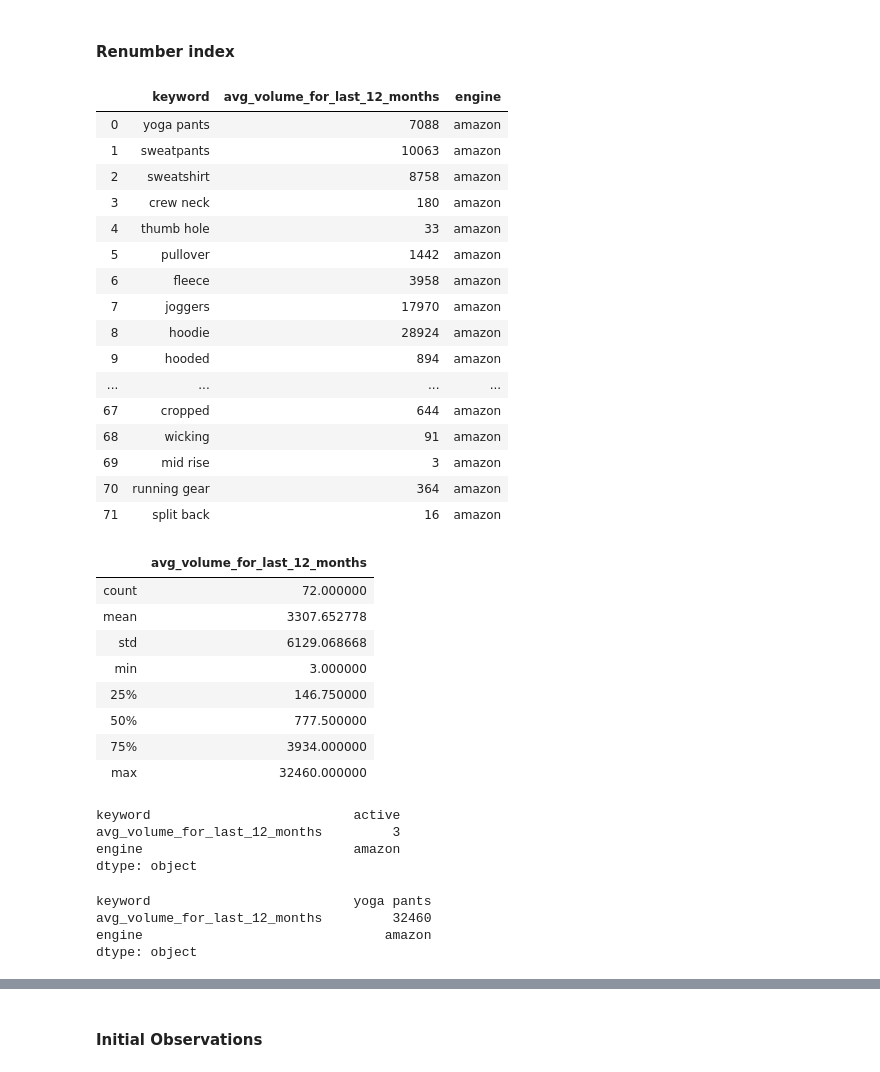
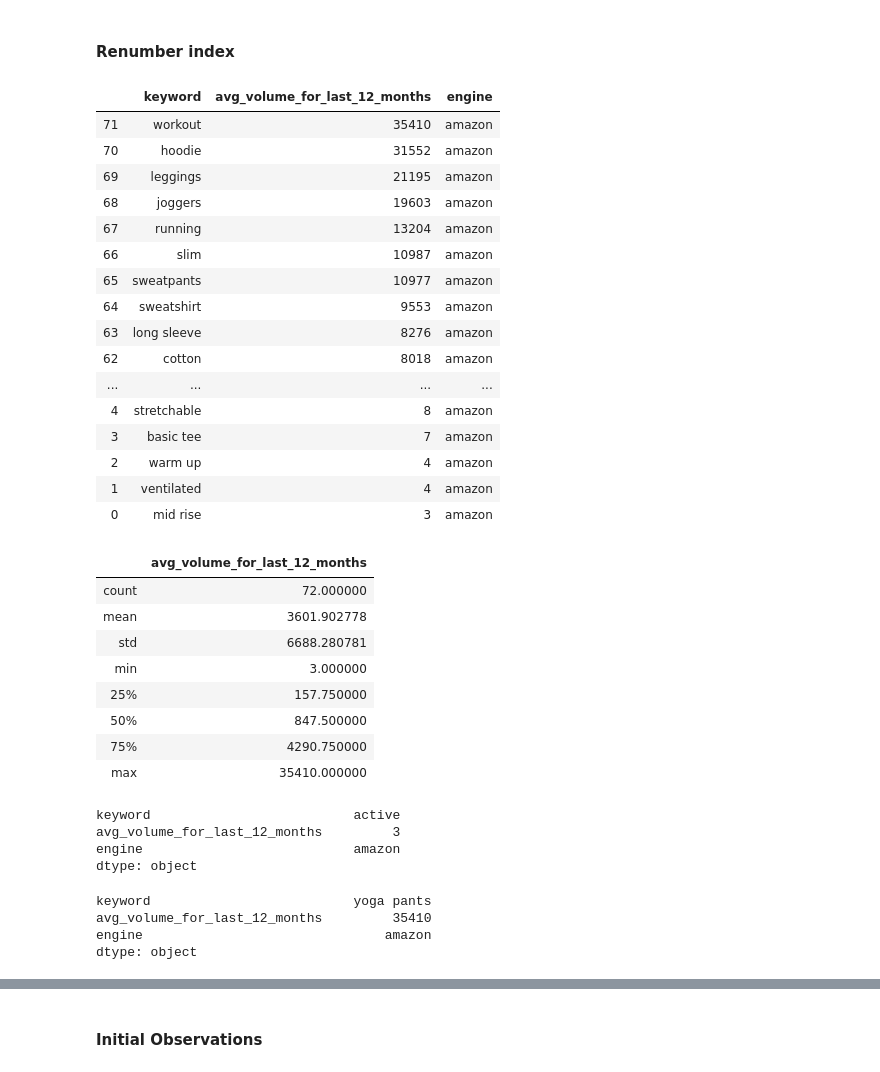
Before and after one commit to alexwcheng/athleisure-advertising, a Jupyter notebook: jupyter_notebook/Exploratory Data Analysis.ipynb, the cells around one changed output, grey strips where cells are left out. Cells and saved outputs as stored; diff of their text form; code cells hidden in the pictures.

```diff
--- a/jupyter_notebook/Exploratory Data Analysis.ipynb
+++ b/jupyter_notebook/Exploratory Data Analysis.ipynb
@@ -445,25 +530,26 @@ df_unique_keywords_amazon
 #### Renumber index
 # %%
 df_unique_keywords_amazon = df_unique_keywords_amazon.reset_index(drop=True)
+df_unique_keywords_amazon = df_unique_keywords_amazon.sort_values('avg_volume_for_last_12_months', ascending=False)
 df_unique_keywords_amazon
 # %% [output]
 |  | keyword | avg_volume_for_last_12_months | engine |
-| 0 | yoga pants | 7088 | amazon |
-| 1 | sweatpants | 10063 | amazon |
-| 2 | sweatshirt | 8758 | amazon |
-| 3 | crew neck | 180 | amazon |
-| 4 | thumb hole | 33 | amazon |
-| 5 | pullover | 1442 | amazon |
-| 6 | fleece | 3958 | amazon |
-| 7 | joggers | 17970 | amazon |
-| 8 | hoodie | 28924 | amazon |
-| 9 | hooded | 894 | amazon |
+| 71 | workout | 35410 | amazon |
+| 70 | hoodie | 31552 | amazon |
+| 69 | leggings | 21195 | amazon |
+| 68 | joggers | 19603 | amazon |
+| 67 | running | 13204 | amazon |
+| 66 | slim | 10987 | amazon |
+| 65 | sweatpants | 10977 | amazon |
+| 64 | sweatshirt | 9553 | amazon |
+| 63 | long sleeve | 8276 | amazon |
+| 62 | cotton | 8018 | amazon |
 | ... | ... | ... | ... |
-| 67 | cropped | 644 | amazon |
-| 68 | wicking | 91 | amazon |
-| 69 | mid rise | 3 | amazon |
-| 70 | running gear | 364 | amazon |
-| 71 | split back | 16 | amazon |
+| 4 | stretchable | 8 | amazon |
+| 3 | basic tee | 7 | amazon |
+| 2 | warm up | 4 | amazon |
+| 1 | ventilated | 4 | amazon |
+| 0 | mid rise | 3 | amazon |
 # %%
 display(df_unique_keywords_amazon.describe())
 display(df_unique_keywords_amazon.min())
@@ -471,19 +557,19 @@ display(df_unique_keywords_amazon.max())
 # %% [output]
 |  | avg_volume_for_last_12_months |
 | count | 72.000000 |
-| mean | 3307.652778 |
-| std | 6129.068668 |
+| mean | 3601.902778 |
+| std | 6688.280781 |
 | min | 3.000000 |
-| 25% | 146.750000 |
-| 50% | 777.500000 |
-| 75% | 3934.000000 |
-| max | 32460.000000 |
+| 25% | 157.750000 |
+| 50% | 847.500000 |
+| 75% | 4290.750000 |
+| max | 35410.000000 |
 keyword                          active
 avg_volume_for_last_12_months         3
 engine                           amazon
 dtype: object
 keyword                          yoga pants
-avg_volume_for_last_12_months         32460
+avg_volume_for_last_12_months         35410
 engine                               amazon
 dtype: object
 # %%
```
Also changed, not shown: parts of 71 cells of this notebook, 5 other files.
